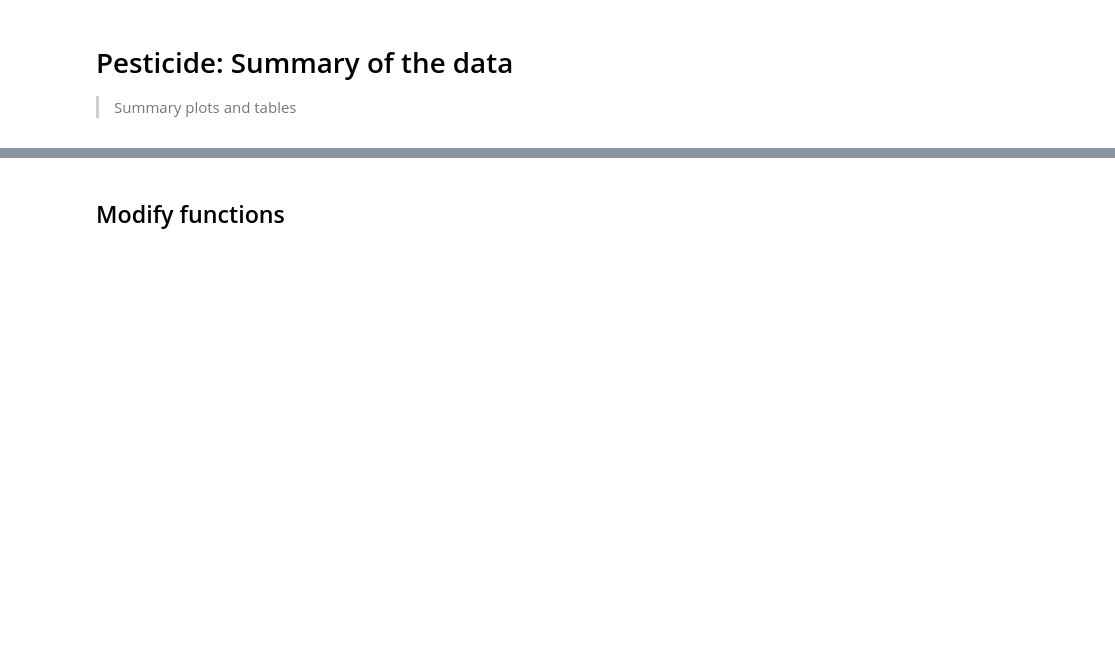
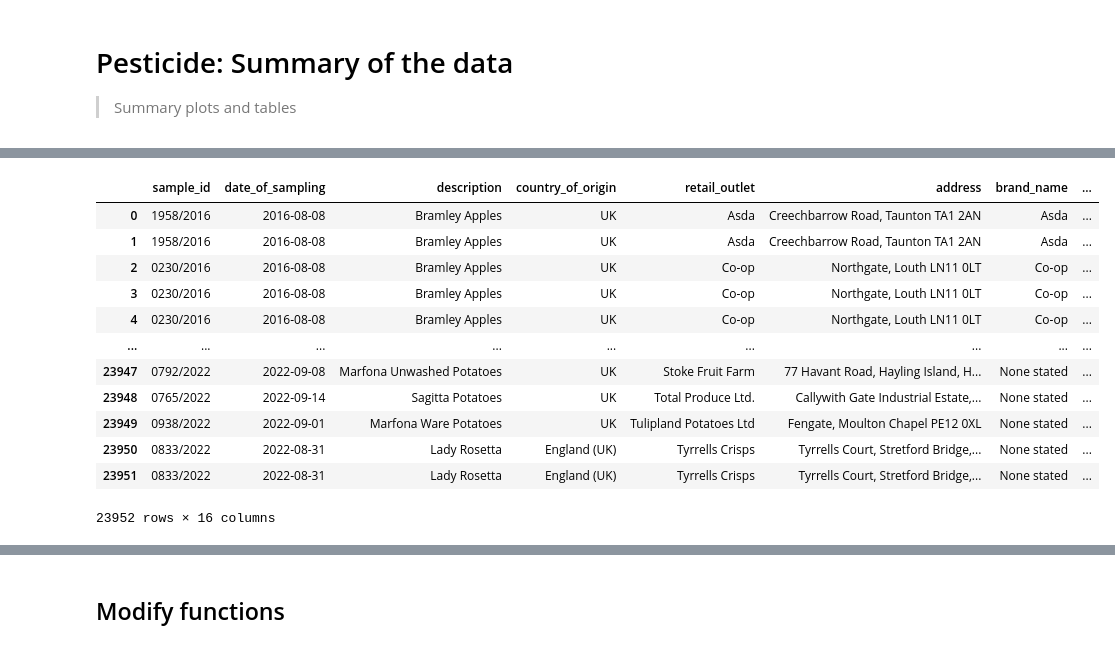
Before and after one commit to ThomasHSimm/PesticideDocs, a Jupyter notebook: Pesticide_Plots.ipynb, the cells around one changed output, grey strips where cells are left out. Drawn from its saved outputs; the diff is of its cells as text; code cells hidden in the pictures; blank space fills up the shorter version.

```diff
--- a/Pesticide_Plots.ipynb
+++ b/Pesticide_Plots.ipynb
@@ -60,3 +51,22 @@ df2.head()
+# %%
+df2 = pd.read_csv(os.path.join(folder_path,'combined_data.csv') ,index_col=0 )
+# change data type of columns
+df2['date_of_sampling'] = pd.to_datetime(df2['date_of_sampling'])
+df2
+# %% [output]
+|  | sample_id | date_of_sampling | description | country_of_origin | retail_outlet | address | brand_name | ... |
+| 0 | 1958/2016 | 2016-08-08 | Bramley Apples | UK | Asda | Creechbarrow Road, Taunton TA1 2AN | Asda | ... |
+| 1 | 1958/2016 | 2016-08-08 | Bramley Apples | UK | Asda | Creechbarrow Road, Taunton TA1 2AN | Asda | ... |
+| 2 | 0230/2016 | 2016-08-08 | Bramley Apples | UK | Co-op | Northgate, Louth LN11 0LT | Co-op | ... |
+| 3 | 0230/2016 | 2016-08-08 | Bramley Apples | UK | Co-op | Northgate, Louth LN11 0LT | Co-op | ... |
+| 4 | 0230/2016 | 2016-08-08 | Bramley Apples | UK | Co-op | Northgate, Louth LN11 0LT | Co-op | ... |
+| ... | ... | ... | ... | ... | ... | ... | ... | ... |
+| 23947 | 0792/2022 | 2022-09-08 | Marfona Unwashed Potatoes | UK | Stoke Fruit Farm | 77 Havant Road, Hayling Island, H... | None stated | ... |
+| 23948 | 0765/2022 | 2022-09-14 | Sagitta Potatoes | UK | Total Produce Ltd. | Callywith Gate Industrial Estate,... | None stated | ... |
+| 23949 | 0938/2022 | 2022-09-01 | Marfona Ware Potatoes | UK | Tulipland Potatoes Ltd | Fengate, Moulton Chapel PE12 0XL | None stated | ... |
+| 23950 | 0833/2022 | 2022-08-31 | Lady Rosetta | England (UK) | Tyrrells Crisps | Tyrrells Court, Stretford Bridge,... | None stated | ... |
+| 23951 | 0833/2022 | 2022-08-31 | Lady Rosetta | England (UK) | Tyrrells Crisps | Tyrrells Court, Stretford Bridge,... | None stated | ... |
+23952 rows × 16 columns
 # %%
 df2.describe(include='all', datetime_is_numeric=True)
 # %% [output]
```
Also changed, not shown: parts of 20 cells of this notebook, 10 other files.
